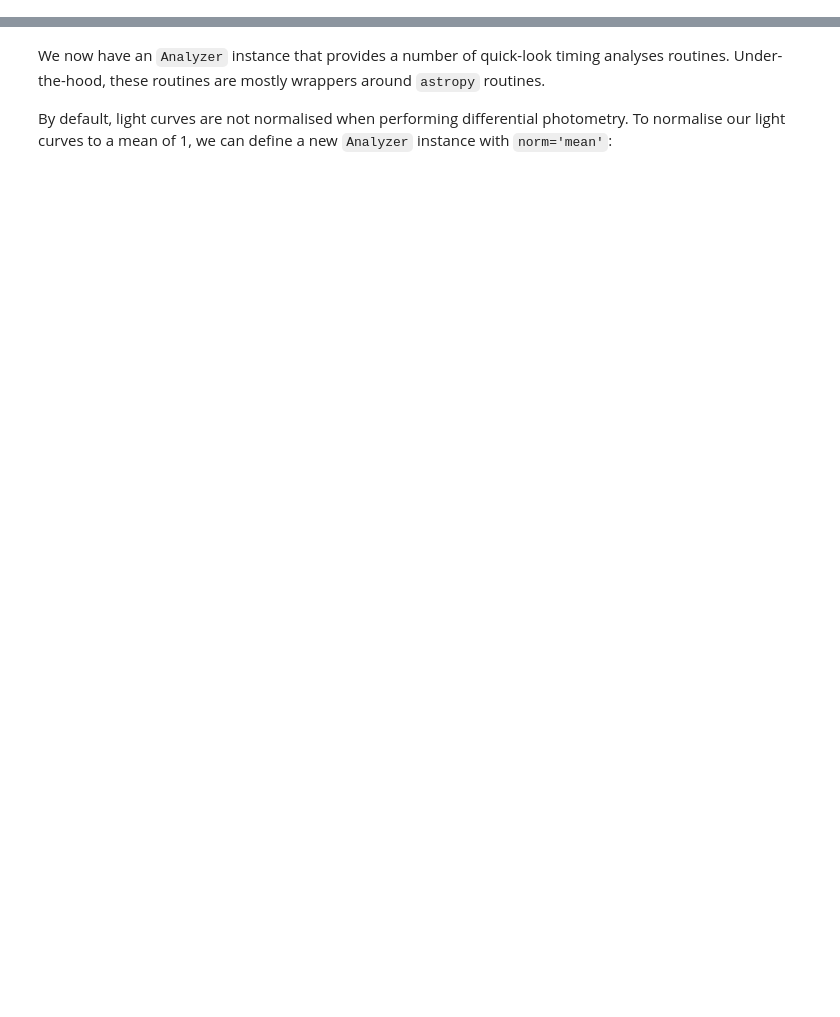
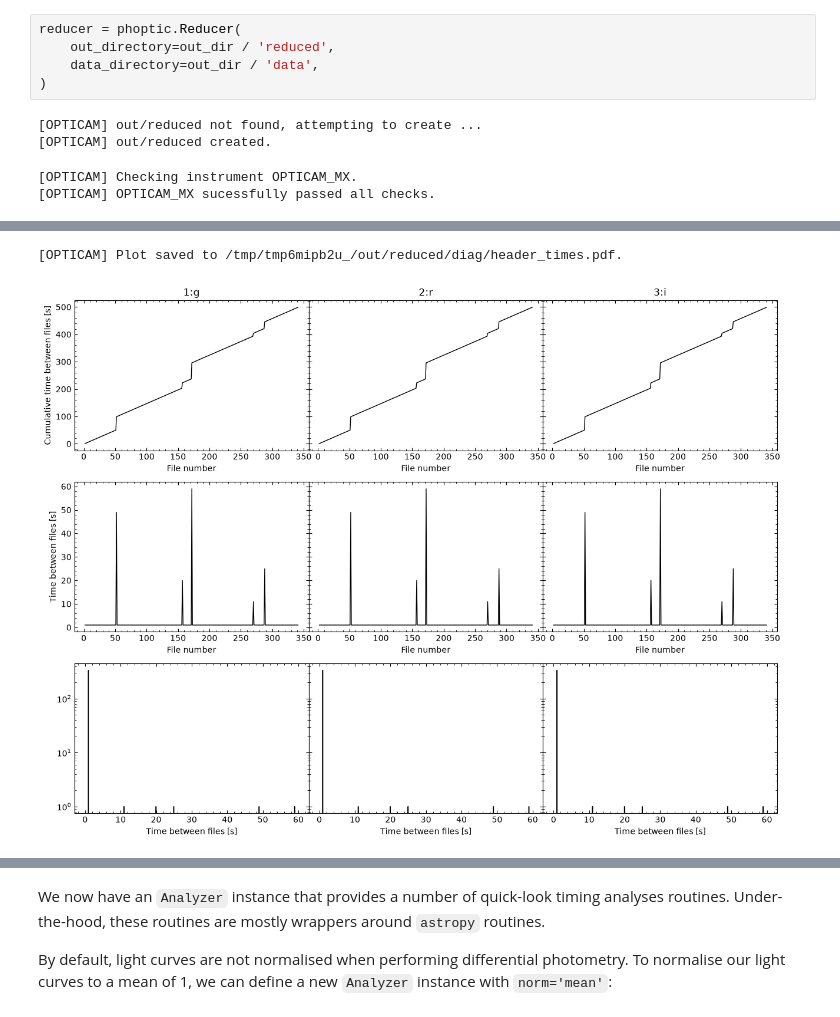
Before and after one commit to OPTICAM-instrument/opticam, a Jupyter notebook: docs/_executed/timing_methods.ipynb, the cells around one changed output, grey strips where cells are left out. Cells and saved outputs as stored; diff of their text form; blank space fills up the shorter version.

```diff
--- a/docs/_executed/timing_methods.ipynb
+++ b/docs/_executed/timing_methods.ipynb
@@ -44,0 +34,10 @@ Generating observations:  97%|████████████████
+# %%
+reducer = phoptic.Reducer(
+    out_directory=out_dir / 'reduced',
+    data_directory=out_dir / 'data',
+)
+# %% [output]
+[OPTICAM] out/reduced not found, attempting to create ...
+[OPTICAM] out/reduced created.
+[OPTICAM] Checking instrument OPTICAM_MX.
+[OPTICAM] OPTICAM_MX sucessfully passed all checks.
@@ -44,0 +64,2 @@ Generating observations:  97%|████████████████
+[OPTICAM] Plot saved to /tmp/tmp6mipb2u_/out/reduced/diag/header_times.pdf.
+[figure, added]
```
Also changed, not shown: parts of 18 cells of this notebook, 58 other files.
